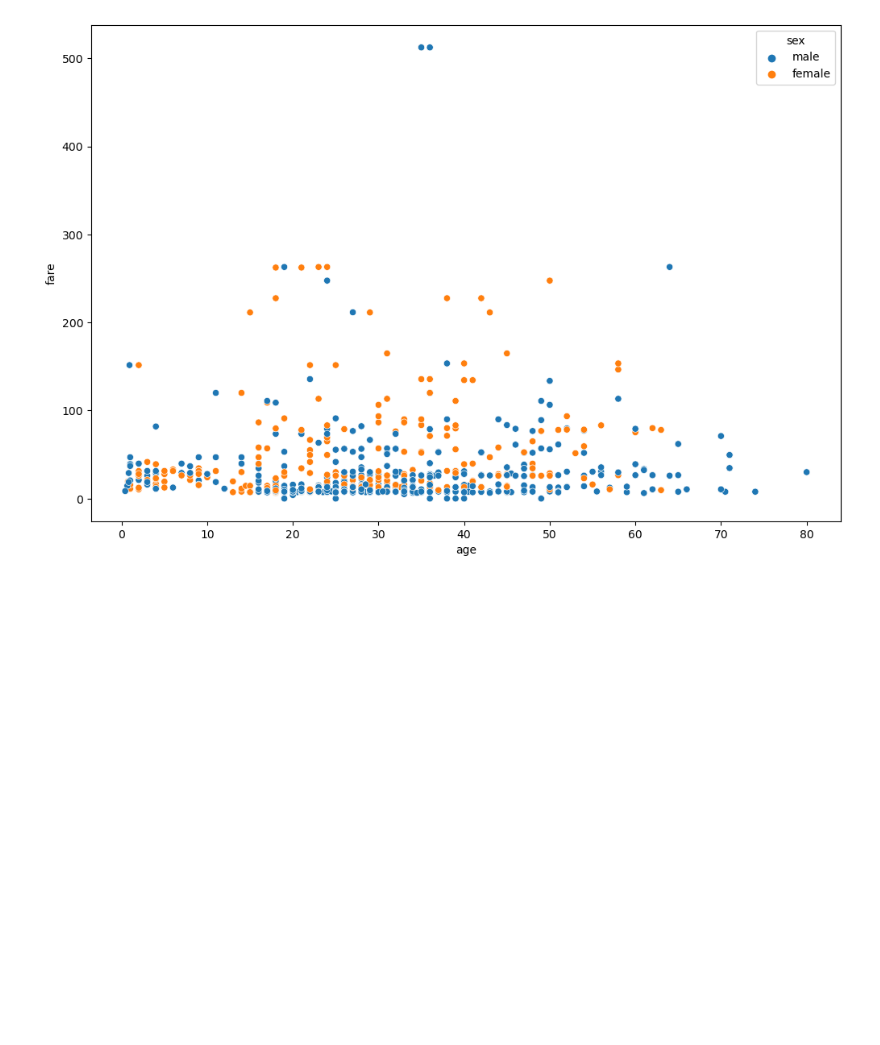
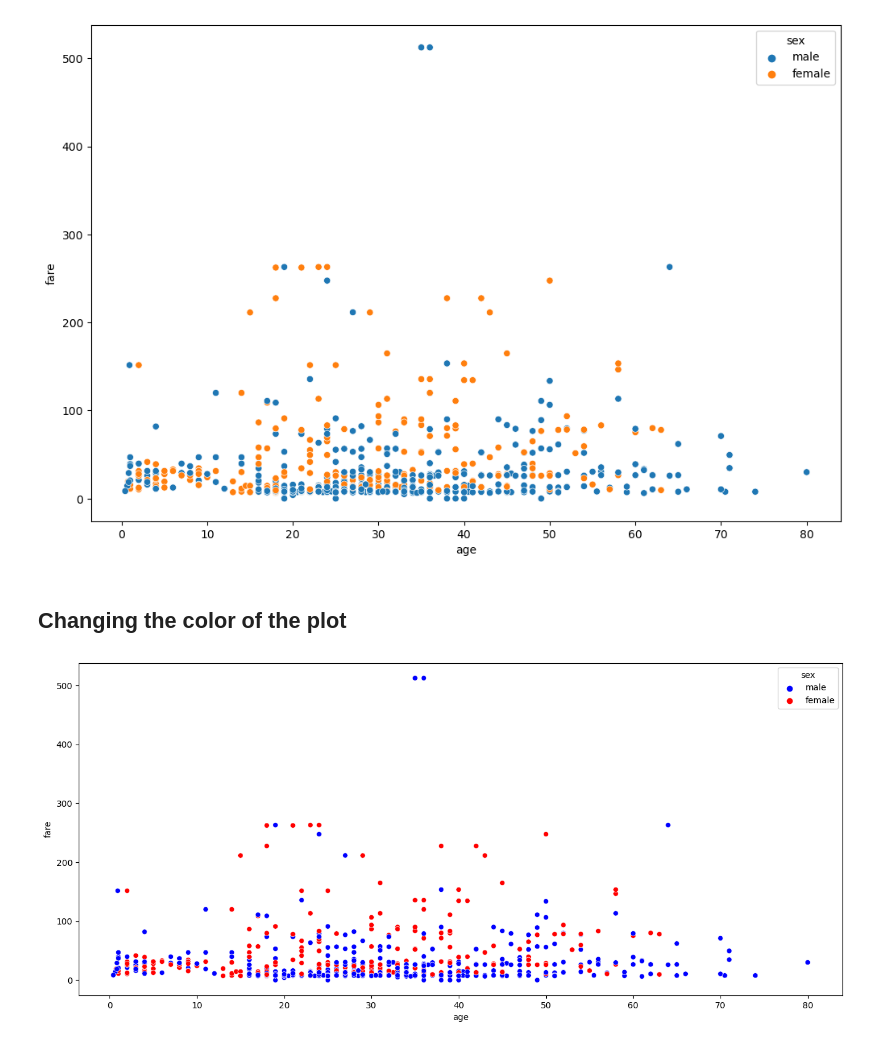
Before and after one commit to Ghazi-work/Python-Pandas, a Jupyter notebook: Visualization_practice/07_Visualization.ipynb, the cells around one changed output. Cells and saved outputs as stored; diff of their text form; code cells hidden in the pictures; blank space fills up the shorter version.

```diff
--- a/Visualization_practice/07_Visualization.ipynb
+++ b/Visualization_practice/07_Visualization.ipynb
@@ -55,3 +57,15 @@ sns.scatterplot(data=df, x='age', y='fare', hue='sex')
 # %% [output]
 <Axes: xlabel='age', ylabel='fare'>
 [figure]
+# %% [markdown]
+## Changing the color of the plot
+# %%
+plt.figure(figsize=(16,7))
+
+palette = {'male':'blue', 'female':'red'}
+
+sns.scatterplot(data=df, x='age', y='fare', hue='sex', palette=palette)
+
+plt.savefig('Plots_images/scratter_plot2.png', dpi=300)
+# %% [output]
+[figure, added]
```
Also changed, not shown: parts of 4 cells of this notebook, 1 other file.
